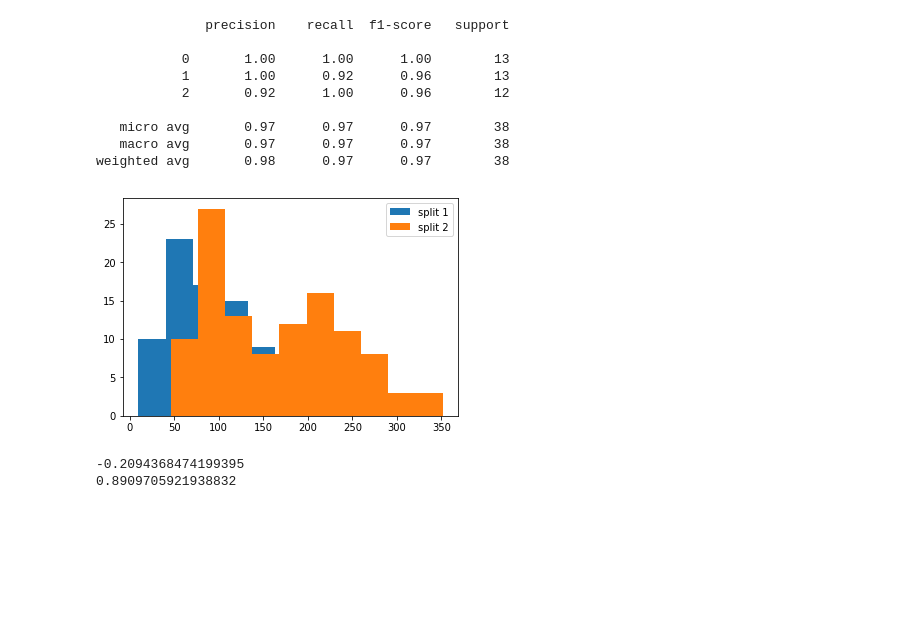
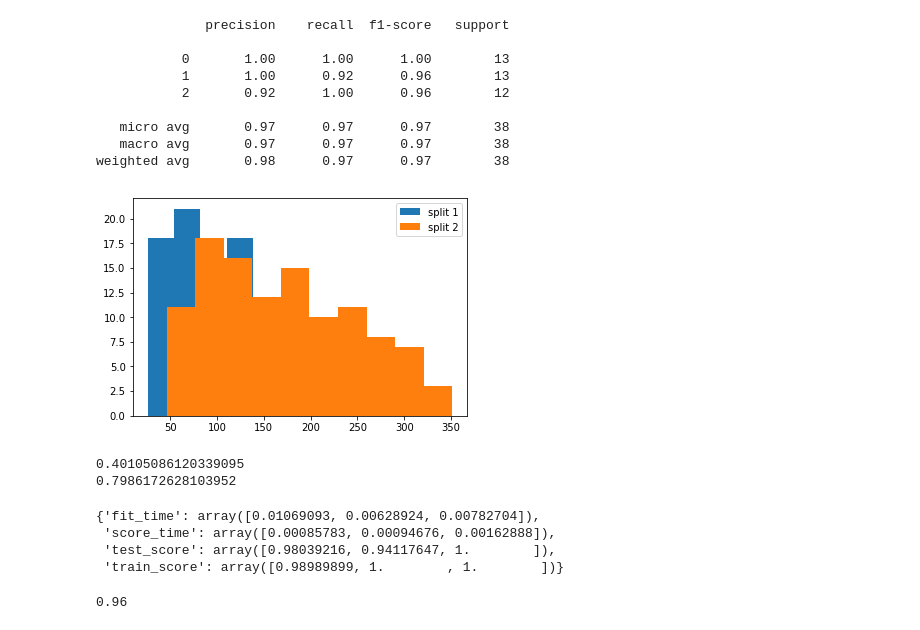
Before and after one commit to sally14/ensae-python-2019, a Jupyter notebook: TP3_boosting.ipynb, the cells around one changed output. Cells and saved outputs as stored; diff of their text form; code cells hidden in the pictures; blank space fills up the shorter version.

```diff
--- a/TP3_boosting.ipynb
+++ b/TP3_boosting.ipynb
@@ -107,33 +107,46 @@ weighted avg       0.98      0.97      0.97        38
 # %%
 from sklearn.model_selection import train_test_split
 X_train1, X_test1, y_train1, y_test1 = train_test_split(X_diabetes, y_diabetes)
 X_train2, X_test2, y_train2, y_test2 = train_test_split(X_diabetes, y_diabetes)
 
 import matplotlib.pyplot as plt
 import numpy as np
 
 plt.figure()
 plt.hist(y_test1, align='left', label="split 1")
 plt.hist(y_test2, align='right', label="split 2")
 plt.legend()
 plt.show()
 
 from sklearn.ensemble import RandomForestRegressor
 
-rf1 = RandomForestClassifier()
-rf2 = RandomForestClassifier()
+rf1 = RandomForestRegressor()
+rf2 = RandomForestRegressor()
 
 rf1.fit(X_train1, y_train1)
 rf2.fit(X_train2, y_train2)
 
 
 
 from sklearn.metrics import r2_score
 
 print(r2_score(y_test1, rf1.predict(X_test1)))
 
 print(r2_score(y_test2, rf1.predict(X_test2)))
 # %% [output]
-[figure, old version]
+[figure, new version]
--0.2094368474199395
-0.8909705921938832
+0.40105086120339095
+0.7986172628103952
+# %%
+from sklearn.model_selection import cross_validate
+cross_validate(RandomForestClassifier(), X_iris, y_iris )
+# %% [output]
+{'fit_time': array([0.01069093, 0.00628924, 0.00782704]),
+ 'score_time': array([0.00085783, 0.00094676, 0.00162888]),
+ 'test_score': array([0.98039216, 0.94117647, 1.        ]),
+ 'train_score': array([0.98989899, 1.        , 1.        ])}
+# %%
+from sklearn.model_selection import cross_val_score
+cross_val_score(RandomForestClassifier(), X_iris, y_iris, cv=5).mean()
+# %% [output]
+0.96
```
Also changed, not shown: parts of 9 cells of this notebook.
